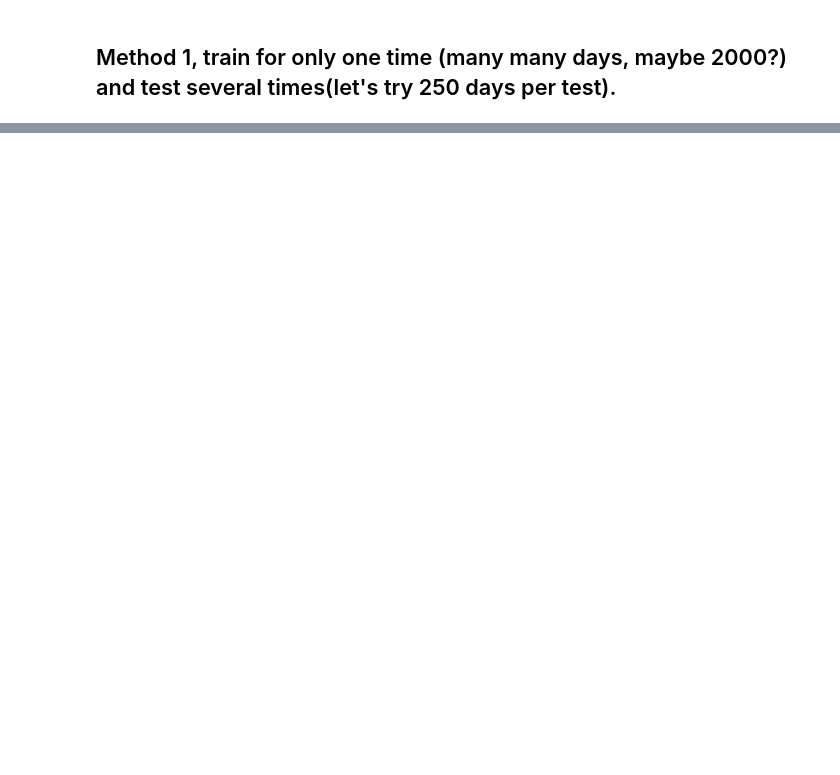
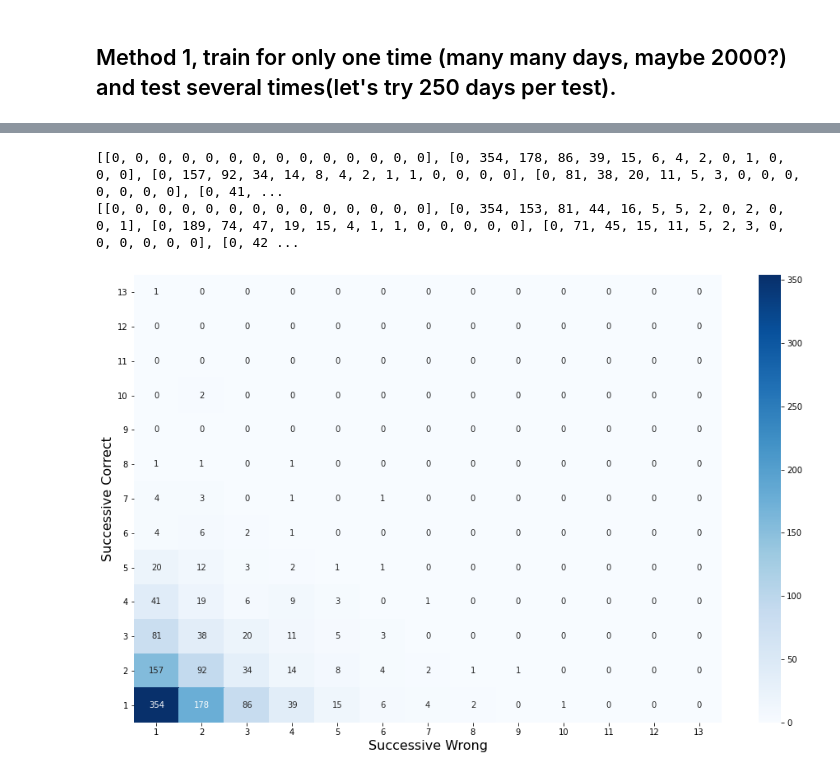
Before and after one commit to SimpleLonely/1218, a Jupyter notebook: src/packed_backtest.ipynb, the cells around one changed output, grey strips where cells are left out. Saved outputs shown, nothing was run; the diff lists cells and outputs as text; code cells hidden in the pictures; blank space fills up the shorter version.

```diff
--- a/src/packed_backtest.ipynb
+++ b/src/packed_backtest.ipynb
@@ -133,0 +144,37 @@ TypeError: unsupported format string passed to NoneType.__format__
+# %%
+y_output = train_df['label'].values
+y = train_set['label'][train_begin:train_end].values
+continues_suc = 0
+continues_fail = 0
+result = []
+maxx = 0
+for i in range(0,len(y_output)):
+    if y_output[i] == y[i]:
+        continues_suc+=1
+        if continues_fail!=0:
+            result.append(-continues_fail)
+            if continues_fail > maxx:
+                maxx = continues_fail
+            continues_fail = 0
+    else:
+        continues_fail+=1
+        if continues_suc != 0:
+            result.append(continues_suc)
+            if continues_suc > maxx:
+                maxx = continues_suc
+            continues_suc = 0
+
+length = maxx+1
+suc_result = [[0] * length for i in range(length)]
+fail_result = [[0]*length for i in range(length)]
+
+for i in range(len(result)-1):
+    if result[i]>0:
+        suc_result[result[i]][-result[i+1]]+=1
+    else:
+        fail_result[-result[i]][result[i+1]]+=1
+print(suc_result)
+print(fail_result)
+# %% [output]
+[[0, 0, 0, 0, 0, 0, 0, 0, 0, 0, 0, 0, 0, 0], [0, 354, 178, 86, 39, 15, 6, 4, 2, 0, 1, 0, 0, 0], [0, 157, 92, 34, 14, 8, 4, 2, 1, 1, 0, 0, 0, 0], [0, 81, 38, 20, 11, 5, 3, 0, 0, 0, 0, 0, 0, 0], [0, 41, ...
+[[0, 0, 0, 0, 0, 0, 0, 0, 0, 0, 0, 0, 0, 0], [0, 354, 153, 81, 44, 16, 5, 5, 2, 0, 2, 0, 0, 1], [0, 189, 74, 47, 19, 15, 4, 1, 1, 0, 0, 0, 0, 0], [0, 71, 45, 15, 11, 5, 2, 3, 0, 0, 0, 0, 0, 0], [0, 42 ...
@@ -133,0 +262,13 @@ TypeError: unsupported format string passed to NoneType.__format__
+# %%
+%matplotlib inline
+import seaborn as sns
+plt.figure(figsize=(16,10))
+suc_result = pd.DataFrame(suc_result).sort_index(ascending=False)
+sns.heatmap(suc_result.iloc[:-1,1:],cmap='Blues',annot=True, fmt='.0f')
+plt.yticks(rotation=0)
+ax = plt.gca()
+plt.xlabel('Successive Wrong',fontsize=16)
+plt.ylabel('Successive Correct',fontsize=16)
+plt.show()
+# %% [output]
+[figure, added]
```
Also changed, not shown: parts of 11 cells of this notebook, 2 other files.
